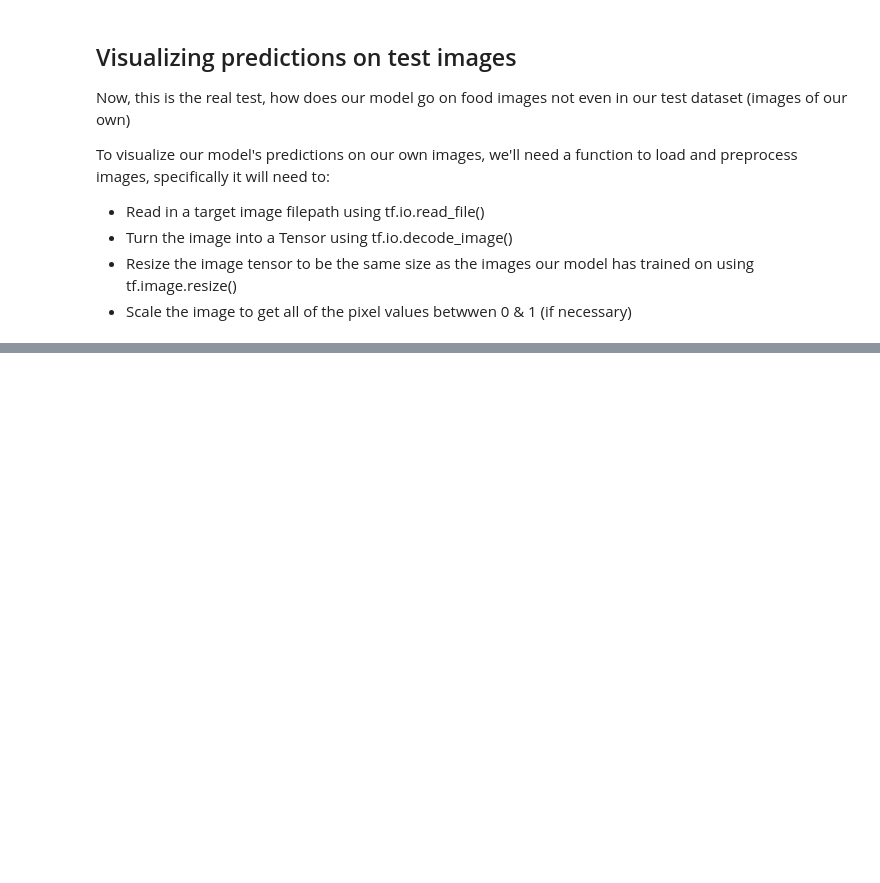
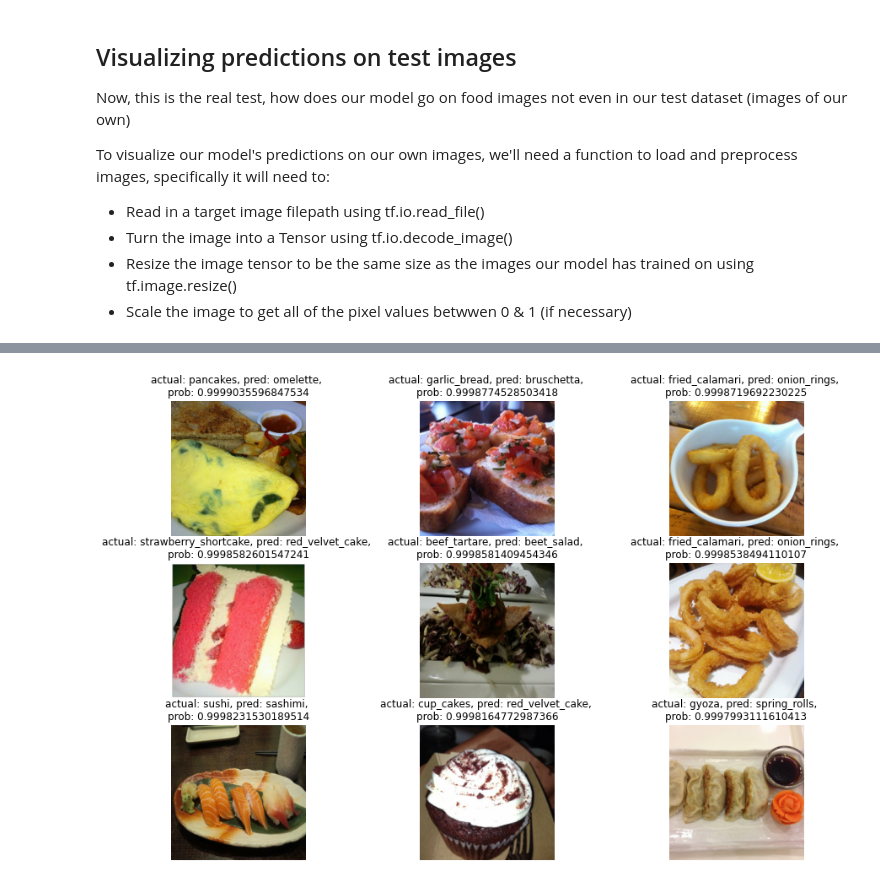
Before and after one commit to ShahZebYousafzai/Deep-Learning-Basics, a Jupyter notebook: 7_Transfer_Learning(Scaling_Up).ipynb, the cells around one changed output, grey strips where cells are left out. Saved outputs shown, nothing was run; the diff lists cells and outputs as text; code cells hidden in the pictures; blank space fills up the shorter version.

```diff
--- a/7_Transfer_Learning(Scaling_Up).ipynb
+++ b/7_Transfer_Learning(Scaling_Up).ipynb
@@ -772,0 +836,6 @@ def load_and_prep_image(filename, img_shape=224, scale=True):
+# %%
+# 1. Get all of the image file paths in the test dataset
+filepaths = []
+for filepath in test_data.list_files("/content/101_food_classes_10_percent/test/*/*.jpg", shuffle=False):
+  filepaths.append(filepath.numpy())
+filepaths[:10]
@@ -772,0 +853,10 @@ def load_and_prep_image(filename, img_shape=224, scale=True):
+# %%
+# 2. Create a DataFrame of different parameters for each of our test images
+import pandas as pd
+pred_df = pd.DataFrame({"img_path": filepaths,
+                        "y_true": y_labels,
+                        "y_pred": pred_classes,
+                        "pred_conf": preds_probs.max(axis=1), # get the maximum prediction probability value
+                        "y_true_classname": [class_names[i] for i in y_labels],
+                        "y_pred_classname": [class_names[i] for i in pred_classes]})
+pred_df
@@ -772,0 +877,4 @@ def load_and_prep_image(filename, img_shape=224, scale=True):
+# %%
+# 3. Find out in our DataFrame which predictions are wrong
+pred_df["pred_correct"] = pred_df["y_true"] == pred_df["y_pred"]
+pred_df.head()
@@ -772,0 +888,4 @@ def load_and_prep_image(filename, img_shape=224, scale=True):
+# %%
+# 4. Sort our DataFrame to have the most wrong predictions at the top
+top_100_wrong = pred_df[pred_df["pred_correct"] == False].sort_values("pred_conf", ascending=False)[:100]
+top_100_wrong.head(20)
@@ -772,0 +910,14 @@ def load_and_prep_image(filename, img_shape=224, scale=True):
+# %%
+# 5. Visualize the test data sample which have the wrong prediction but highest pred probability
+images_to_view = 9
+start_index = 10
+plt.figure(figsize=(15, 10))
+for i, row in enumerate(top_100_wrong[start_index:start_index+images_to_view].itertuples()):
+  plt.subplot(3, 3, i+1)
+  img = load_and_prep_image(row[1], scale=False)
+  _, _, _, _, pred_prob, y_true_classname, y_pred_classname, _ = row # only interested in a few parameters of each row
+  plt.imshow(img/255.)
+  plt.title(f"actual: {y_true_classname}, pred: {y_pred_classname}, \nprob: {pred_prob}")
+  plt.axis(False);
+# %% [output]
+[figure, added]
```
Also changed, not shown: parts of 8 cells of this notebook.
